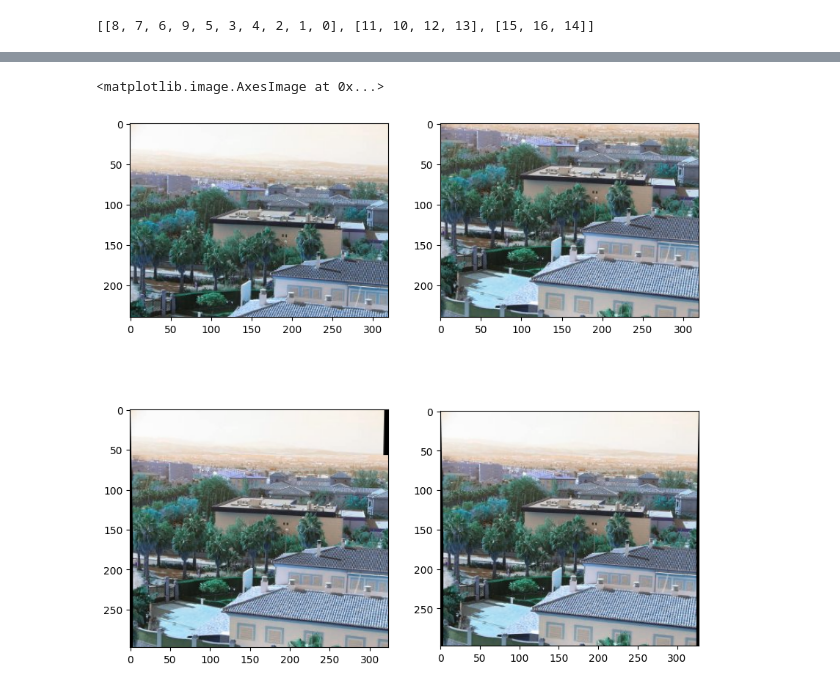
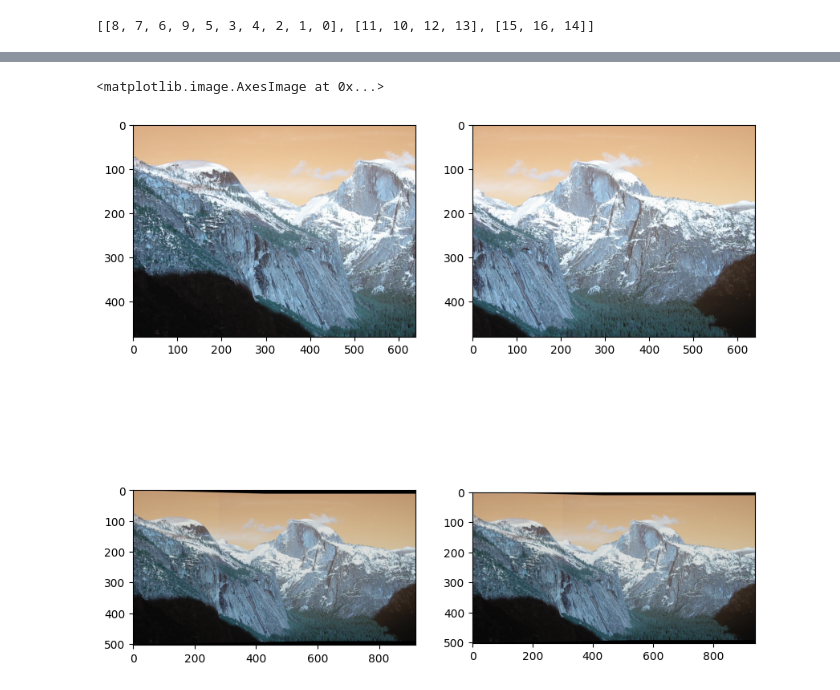
Before and after one commit to gautamxyz/Automatic-Panoramic-Image-Stitching-using-Invariant-Features, a Jupyter notebook: main.ipynb, the cells around one changed output, grey strips where cells are left out. Cells and saved outputs as stored; diff of their text form; code cells hidden in the pictures.

Commit message:
Analysis added, bug fixes in Gain Compensation

```diff
--- a/main.ipynb
+++ b/main.ipynb
@@ -331,46 +131,19 @@ Stitching successful
-# %%
-def trim(frame):
-    #crop top
-    if not np.sum(frame[0]):
-        return trim(frame[1:])
-    #crop top
-    if not np.sum(frame[-1]):
-        return trim(frame[:-2])
-    #crop top
-    if not np.sum(frame[:,0]):
-        return trim(frame[:,1:])
-    #crop top
-    if not np.sum(frame[:,-1]):
-        return trim(frame[:,:-2])
-    return frame
-
-def stitch_images(image1,image2,H):
-    width = 2*image1.shape[1] + image2.shape[1]
-    height = 2*image1.shape[0] + image2.shape[0]
-
-    # offset Homography by width and height of first image
-    offset_matrix = np.eye(3)
-    offset_matrix[0][2] = image1.shape[1]
-    offset_matrix[1][2] = image1.shape[0]
-    H_new = offset_matrix @ H
-    result = cv.warpPerspective(image1, H_new, (width, height))
-    result[image1.shape[0]:image2.shape[0]+image1.shape[0], image1.shape[1]:image2.shape[1]+image1.shape[1]] = image2
-
-    return trim(result)
 # %%
-img1 = img_list[7]
-img2 = img_list[8]
-H = BA.bundleHomo[0][0]
-H_1 = fe.homographies[7][8]
-s = stitch_images(img1,img2,H)
-s_1 = stitch_images(img1,img2,H_1)
+img1 = img_list[10]
+img2 = img_list[11]
+H = BA.bundleHomo[1][0]
+H_1 = fe.homographies[10][11]
+G_1 = gain_list[11]
+G_2 = gain_list[10]
+s = stitch_images(img1,img2,H,G_1,G_2)
+s_1 = stitch_images(img1,img2,H_1,G_1,G_2)
 
 ax, fig = plt.subplots(2,2,figsize=(10,10))
 fig[0,0].imshow(img1)
 fig[0,1].imshow(img2)
 fig[1,0].imshow(s)
 fig[1,1].imshow(s_1)
 # %% [output]
 <matplotlib.image.AxesImage at 0x...>
-[figure, old version]
+[figure, new version]
 # %%
```
Also changed, not shown: parts of 18 cells of this notebook, 3 other files.
